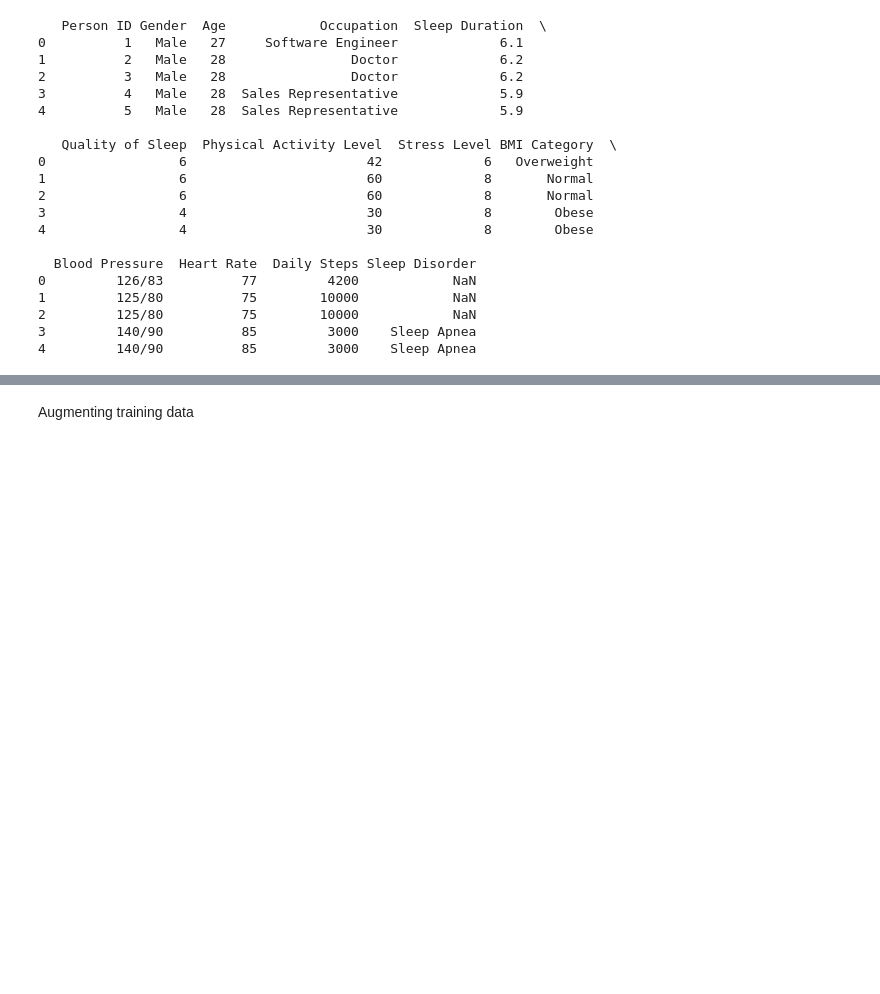
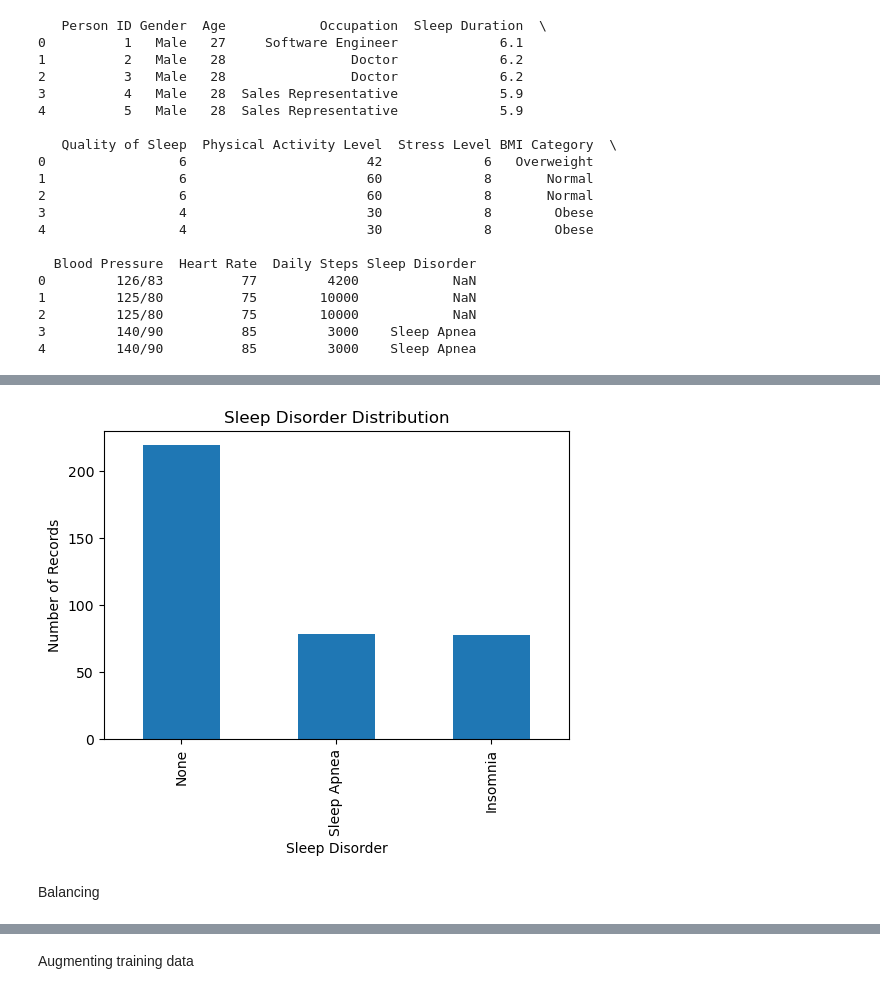
Before and after one commit to TheeBaranga/sleep-health-predictor, a Jupyter notebook: sleep-dtf.ipynb, the cells around one changed output, grey strips where cells are left out. Drawn from its saved outputs; the diff is of its cells as text; code cells hidden in the pictures; blank space fills up the shorter version.

```diff
--- a/sleep-dtf.ipynb
+++ b/sleep-dtf.ipynb
@@ -42,0 +155,10 @@ X_train, X_test, y_train, y_test = train_test_split(X, y, test_size=0.2, random_
+# %%
+print("Sleep Disorder Class Distribution")
+
+class_counts = df["Sleep Disorder"].value_counts()
+
+display(class_counts)
+
+print("\nPercentages")
+
+display(round(class_counts / len(df) * 100,2))
@@ -42,0 +178,10 @@ X_train, X_test, y_train, y_test = train_test_split(X, y, test_size=0.2, random_
+# %%
+#visualization
+plt.figure(figsize=(6,4))
+class_counts.plot(kind="bar")
+plt.title("Sleep Disorder Distribution")
+plt.xlabel("Sleep Disorder")
+plt.ylabel("Number of Records")
+plt.show()
+# %% [output]
+[figure, added]
@@ -42,0 +192,2 @@ X_train, X_test, y_train, y_test = train_test_split(X, y, test_size=0.2, random_
+# %% [markdown]
+Balancing
```
Also changed, not shown: parts of 14 cells of this notebook, 5 other files.
